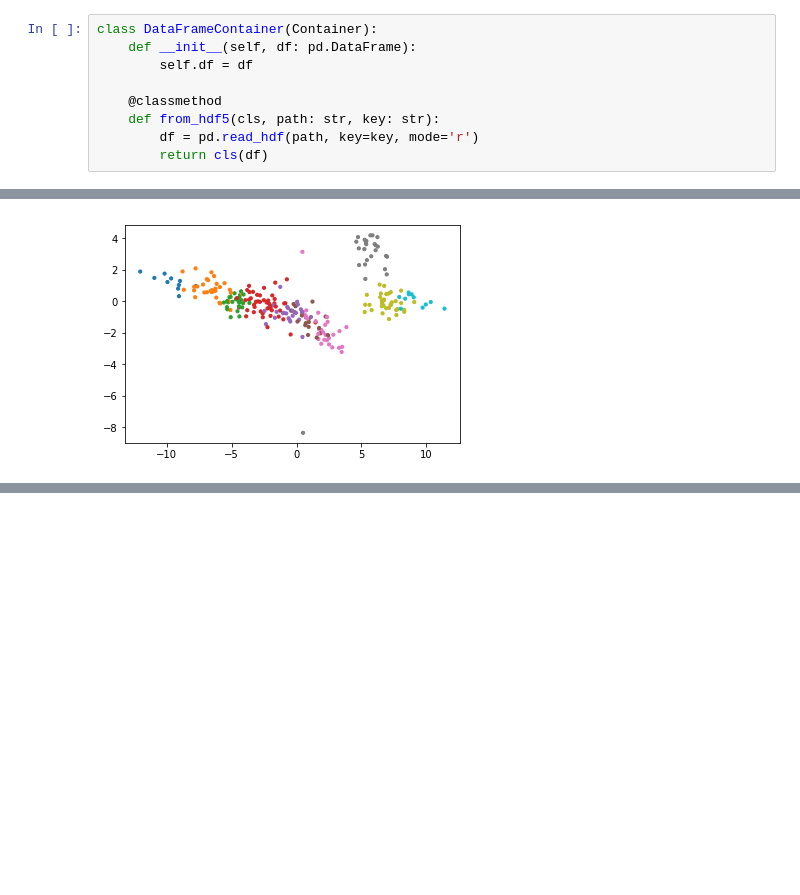
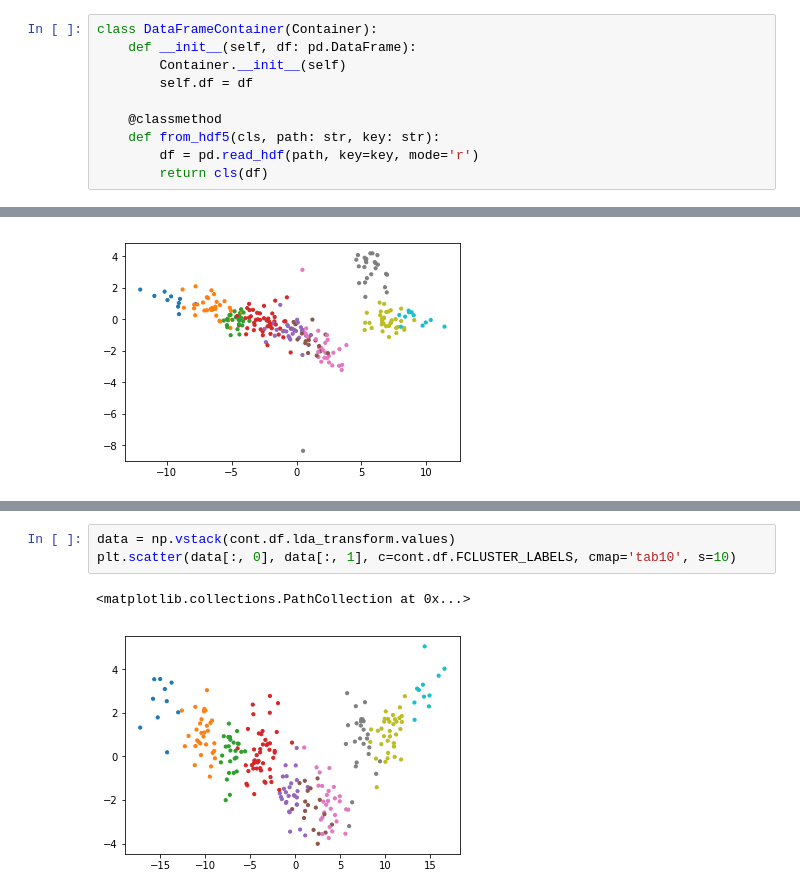
Before and after one commit to kushalkolar/composition_sugar, a Jupyter notebook: example.ipynb, the cells around one changed output, grey strips where cells are left out. Drawn from its saved outputs; the diff is of its cells as text; blank space fills up the shorter version.

```diff
--- a/example.ipynb
+++ b/example.ipynb
@@ -7,6 +8,7 @@ Create a class to hold a dataframe an a helper function to load hdf5 files
 # %%
 class DataFrameContainer(Container):
     def __init__(self, df: pd.DataFrame):
+        Container.__init__(self)
         self.df = df
 
     @classmethod
@@ -136,0 +223,6 @@ plt.scatter(data[:, 0], data[:, 1], c=cont.df.FCLUSTER_LABELS, cmap='tab10', s=1
+# %%
+data = np.vstack(cont.df.lda_transform.values)
+plt.scatter(data[:, 0], data[:, 1], c=cont.df.FCLUSTER_LABELS, cmap='tab10', s=10)
+# %% [output]
+<matplotlib.collections.PathCollection at 0x...>
+[figure, added]
```
Also changed, not shown: parts of 18 cells of this notebook, 1 other file.
